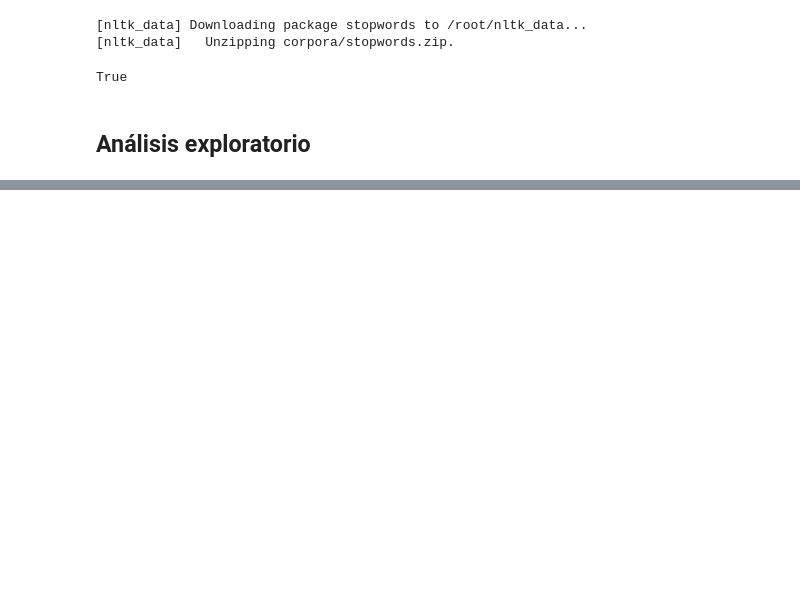
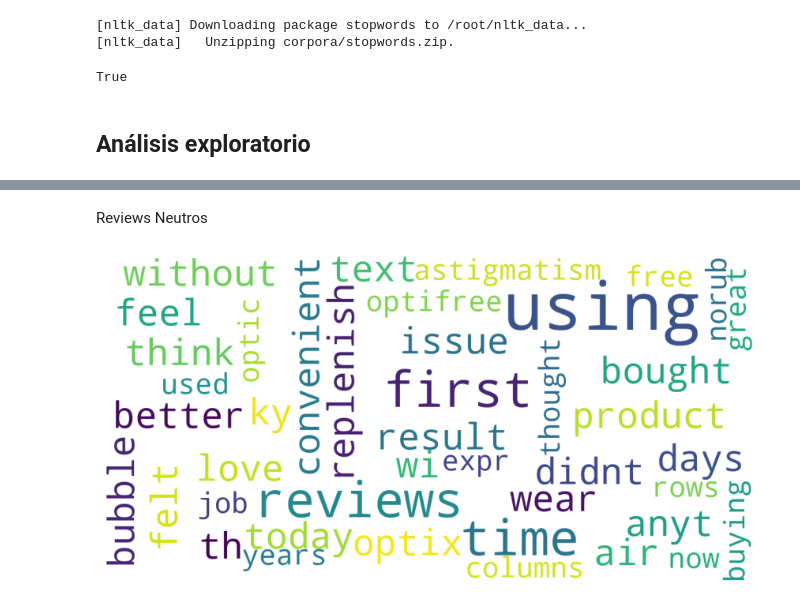
Before and after one commit to andreaeliasc/Lab5-DataScience, a Jupyter notebook: Lab5.ipynb, the cells around one changed output, grey strips where cells are left out. Saved outputs shown, nothing was run; the diff lists cells and outputs as text; code cells hidden in the pictures; blank space fills up the shorter version.

```diff
--- a/Lab5.ipynb
+++ b/Lab5.ipynb
@@ -139,0 +170,18 @@ table
+# %% [markdown]
+Reviews Neutros
+# %%
+palabras_neutras = data.loc[data['reviews.rating']==3, ['reviews.text']]
+stopwords = set(STOPWORDS)
+wordcloud = WordCloud(
+        background_color='white',
+        stopwords=stopwords,
+        max_words=200,
+        max_font_size=40,
+        scale=3,
+        random_state=1).generate(str(palabras_neutras))
+fig = plt.figure(1, figsize=(15, 15))
+plt.axis('off')
+plt.imshow(wordcloud)
+plt.show()
+# %% [output]
+[figure, added]
```
Also changed, not shown: parts of 20 cells of this notebook.
